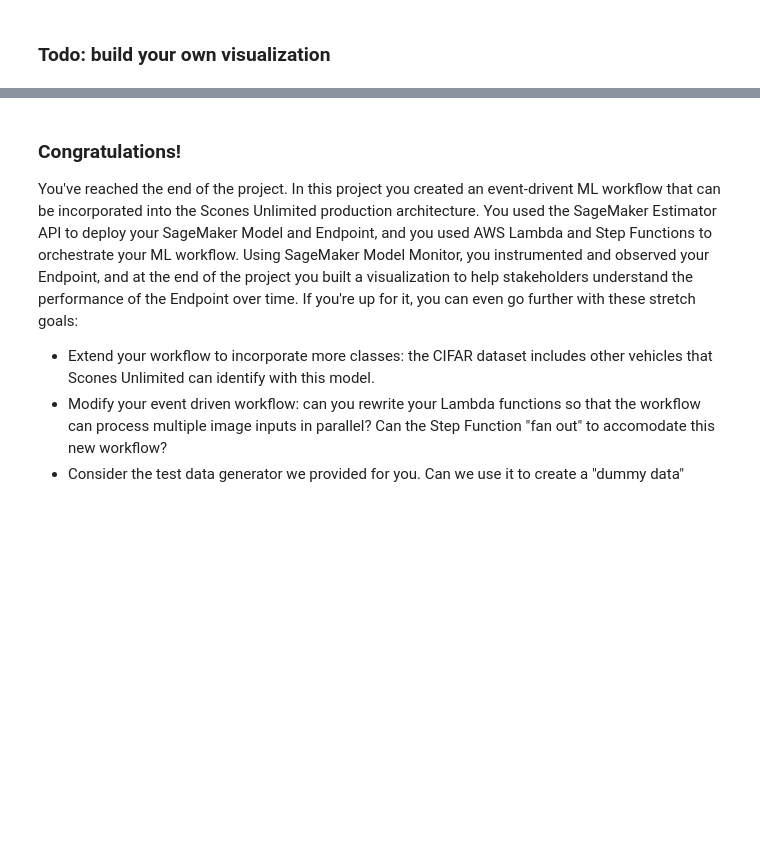
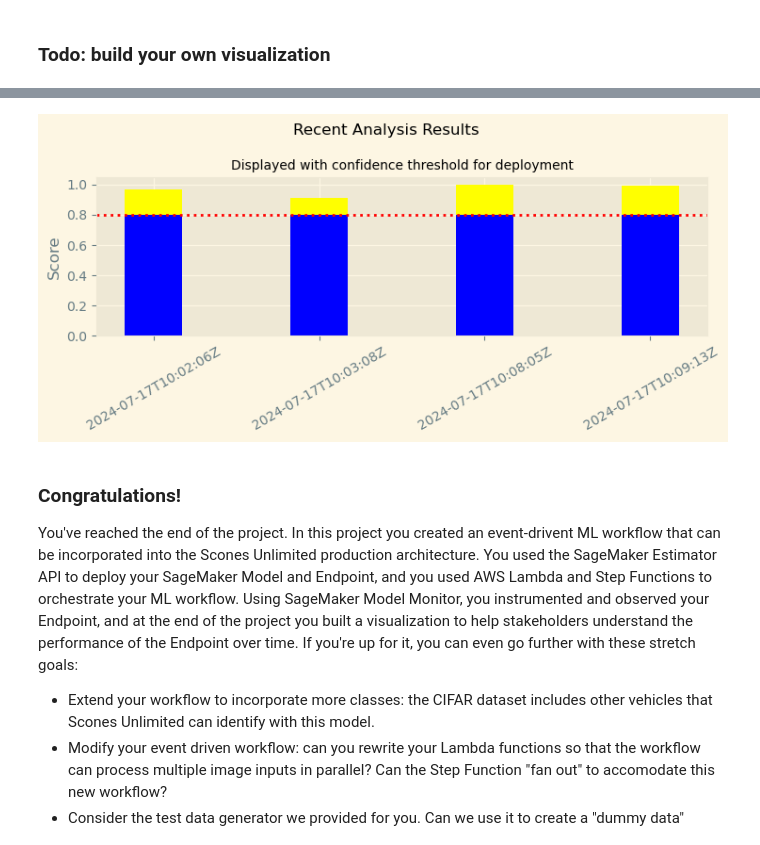
Before and after one commit to Ermess94/build-a-ml-workflow-for-scones-unlimited-on-amazon-sagemaker-udacity, a Jupyter notebook: starter.ipynb, the cells around one changed output, grey strips where cells are left out. Cells and saved outputs as stored; diff of their text form; code cells hidden in the pictures; blank space fills up the shorter version.

Commit message:
add own visualization

```diff
--- a/starter.ipynb
+++ b/starter.ipynb
@@ -724,3 +751,29 @@ plt.gcf().autofmt_xdate()
+# %%
+import numpy as np
+plt.rcParams["figure.figsize"] = [7.50, 3.50]
+plt.rcParams["figure.autolayout"] = True
+
+conf_threshold = 0.80
+values = np.array(y)
+
+above_threshold = np.maximum(values - conf_threshold, 0)
+below_threshold = np.minimum(values, conf_threshold)
+
+fig, ax = plt.subplots()
+ax.bar(x, below_threshold, 0.35, color="blue")
+ax.bar(x, above_threshold, 0.35, color="yellow", bottom=below_threshold)
+
+plt.axhline(conf_threshold, color='red', linestyle='dotted')
+plt.xticks(rotation=30)
+
+# Set labels
+plt.ylabel("Score")
+plt.suptitle("Recent Analysis Results", fontsize=12)
+plt.title("Displayed with confidence threshold for deployment", fontsize=10)
+
+plt.show()
+# %% [output]
+[figure, added]
 # %% [markdown]
 ### Congratulations!
 
```
Also changed, not shown: parts of 6 cells of this notebook, 1 other file.
